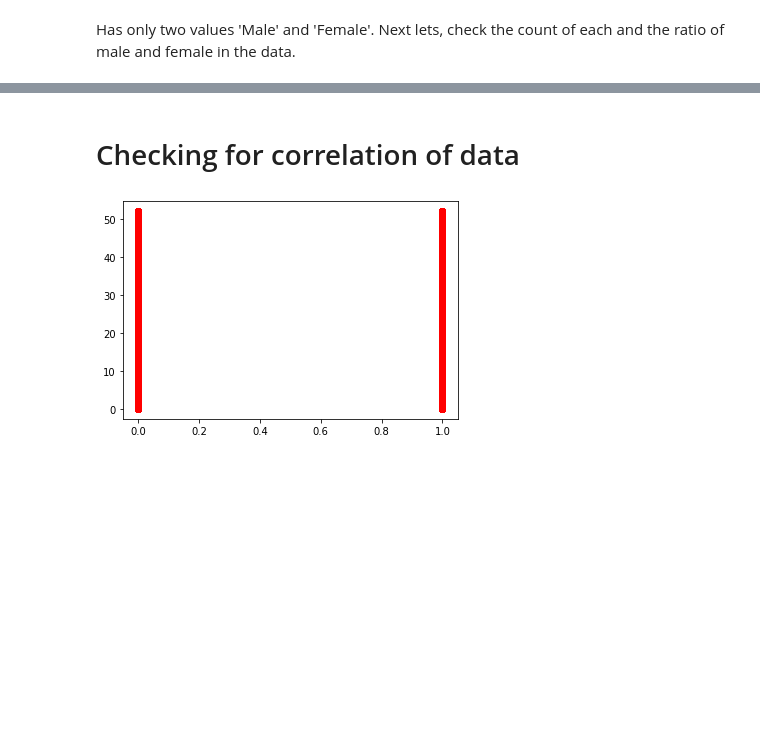
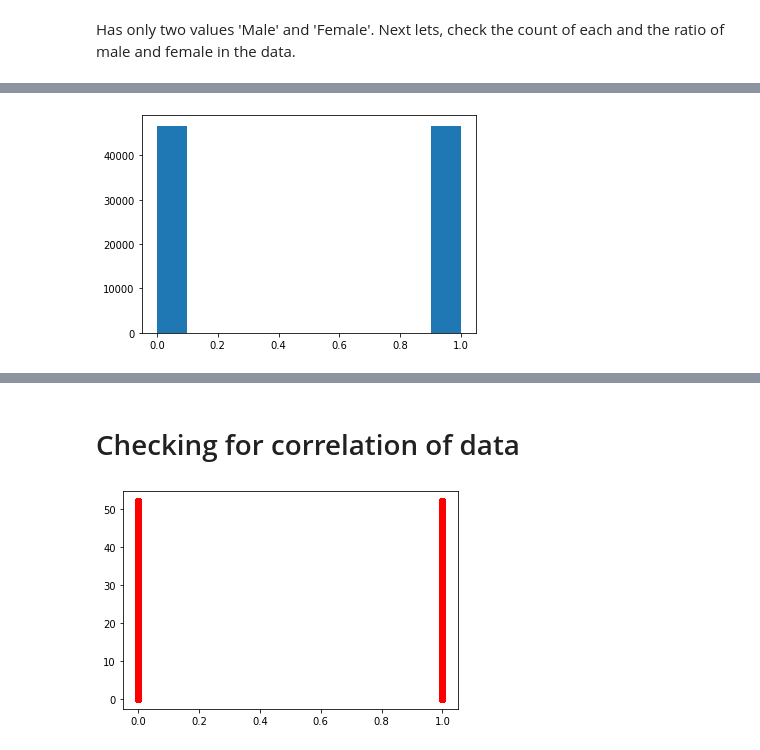
Before and after one commit to prajualpillai/car-insurace-23-07, a Jupyter notebook: trail.ipynb, the cells around one changed output, grey strips where cells are left out. Saved outputs shown, nothing was run; the diff lists cells and outputs as text; code cells hidden in the pictures; blank space fills up the shorter version.

```diff
--- a/trail.ipynb
+++ b/trail.ipynb
@@ -86,3 +118,8 @@ Next lets, check the count of each and the ratio of male and female in the data.
+# %%
+plt.hist(df['Response'])
+plt.show()
+# %% [output]
+[figure, added]
 # %%
 for i in df.columns:
     if df[i].dtype == object:
```
Also changed, not shown: parts of 32 cells of this notebook.
